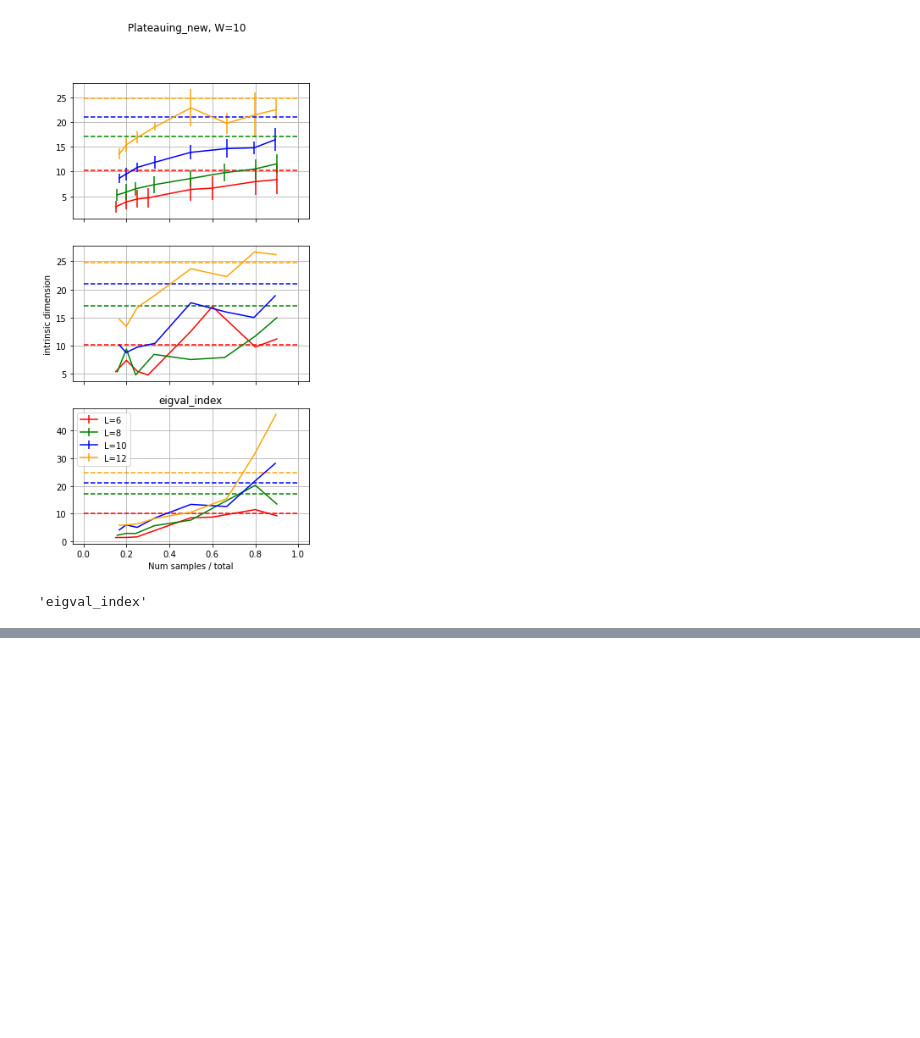
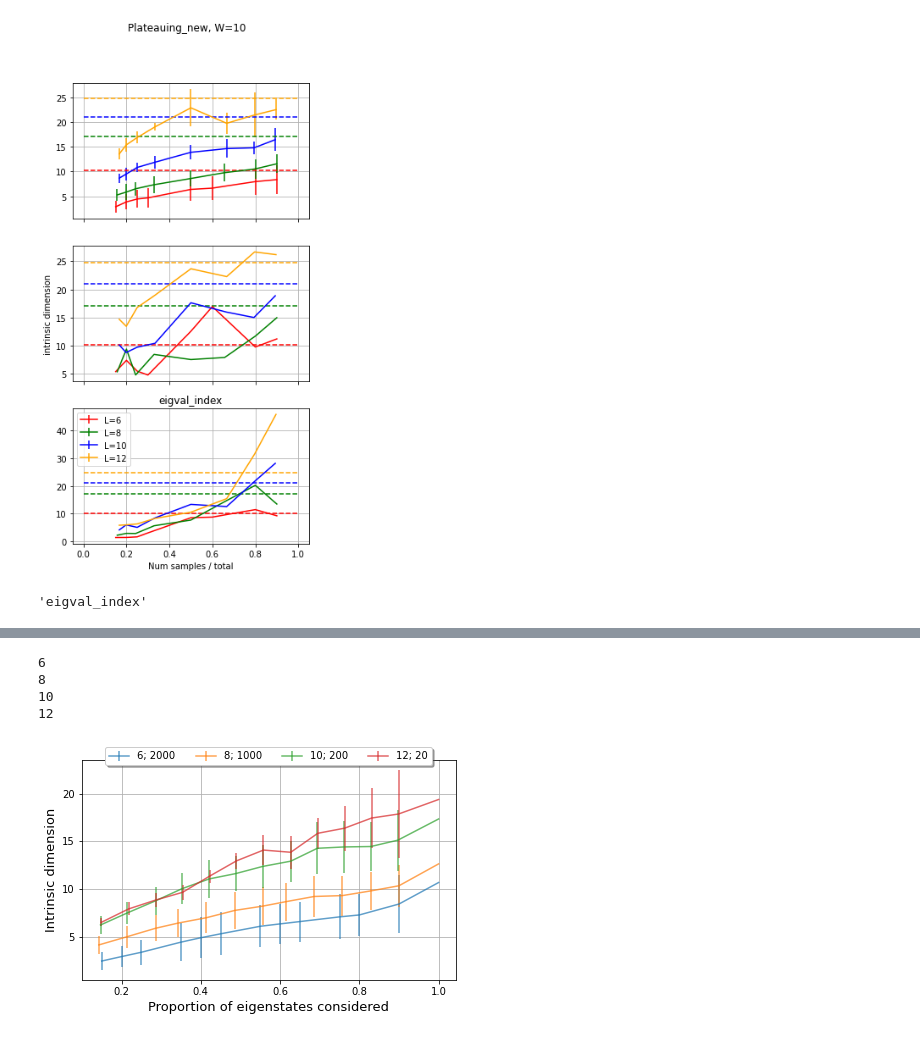
Before and after one commit to tonton-golio/mbl-intrinsicDim, a Jupyter notebook: sampling.ipynb, the cells around one changed output, grey strips where cells are left out. Drawn from its saved outputs; the diff is of its cells as text; code cells hidden in the pictures; blank space fills up the shorter version.

```diff
--- a/sampling.ipynb
+++ b/sampling.ipynb
@@ -97,0 +124,16 @@ str(s).split(' ')[1]
+# %%
+def weighted_avg_and_std(values, weights):
+    """
+    Return the weighted average and standard deviation.
+
+    values, weights -- Numpy ndarrays with the same shape.
+    """
+    average = np.average(values, weights=weights)
+    # Fast and numerically precise:
+    variance = np.average((values-average)**2, weights=weights)
+    return average, np.sqrt(variance)
+# %%
+# Params
+Ls, W, seed = [12,14], 10, 42
+runs_lst = [20,5]
+sample_method = random_index
@@ -97,0 +170,33 @@ str(s).split(' ')[1]
+# %%
+Ls = [6,8,10,12]
+np.savez('plateauing_dict_{}-{}.npz'.format(min(Ls), max(Ls)),data_dict1)
+# %%
+file = np.load('plateauing_dict_6-12.npz', allow_pickle=True)
+data_dict = file[file.files[0]].item()
+
+
+plt.figure(figsize=(6,4),tight_layout=True)
+#colors = sns.color_palette('pastel')
+
+for L in Ls:
+    if L != 'params':
+        print(L)
+        x = sorted(data_dict[L].keys())
+        y = [data_dict[L][i]['id'] for i in x]
+        yerr = [data_dict[L][i]['std'] for i in x]
+        plt.errorbar(x,y,yerr=yerr, alpha=.7, label=f"{L}; {data_dict['params'][L]}")
+
+plt.xlabel('Proportion of eigenstates considered', fontsize=13)
+plt.ylabel('Intrinsic dimension', fontsize=13)
+
+#plt.title('Plateauing_new, W={}'.format(data_dict['params']['W']), fontsize=16)
+plt.legend(loc='upper center', bbox_to_anchor=(0.5, 1.08),
+          ncol=4, fancybox=True, shadow=True)
+plt.grid()
+plt.show()
+# %% [output]
+6
+8
+10
+12
+[figure, added]
```
Also changed, not shown: parts of 9 cells of this notebook, 2 other files.
